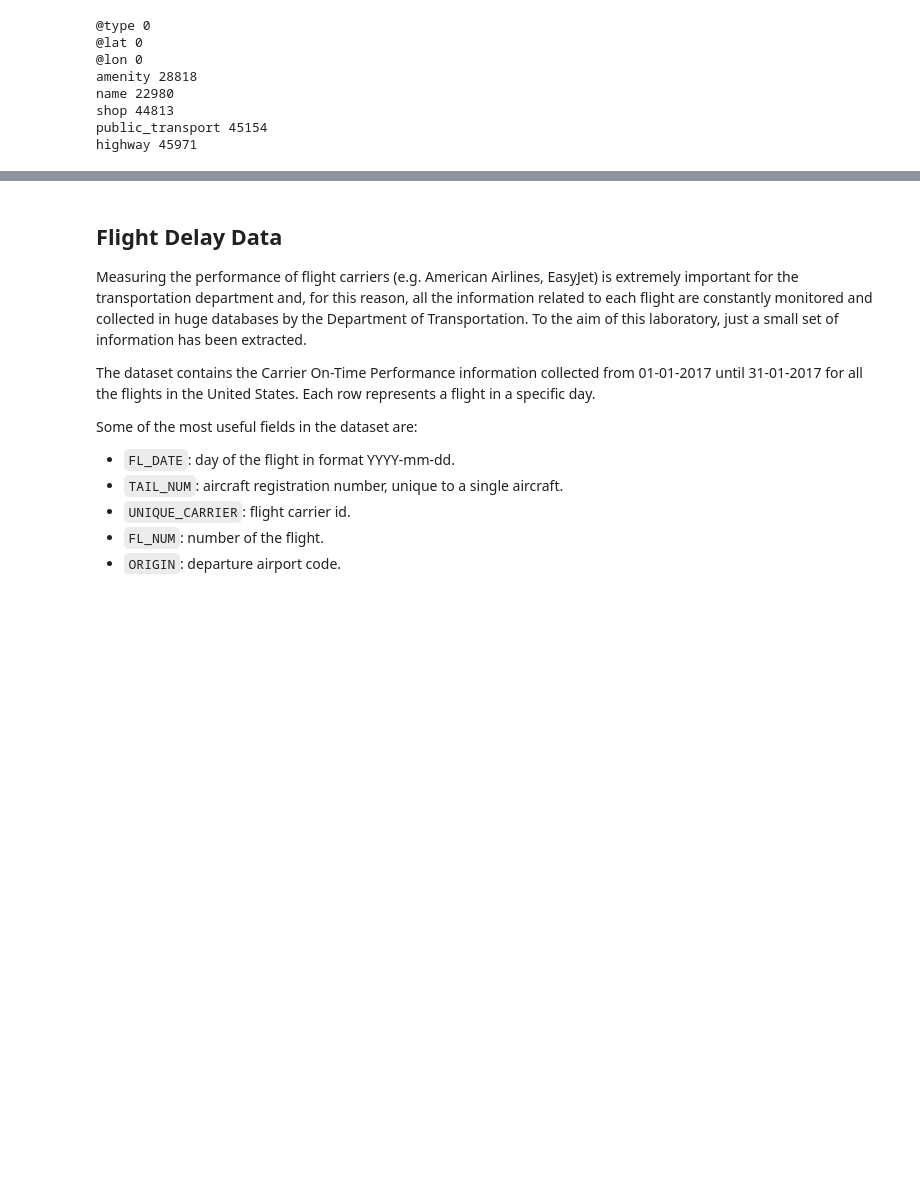
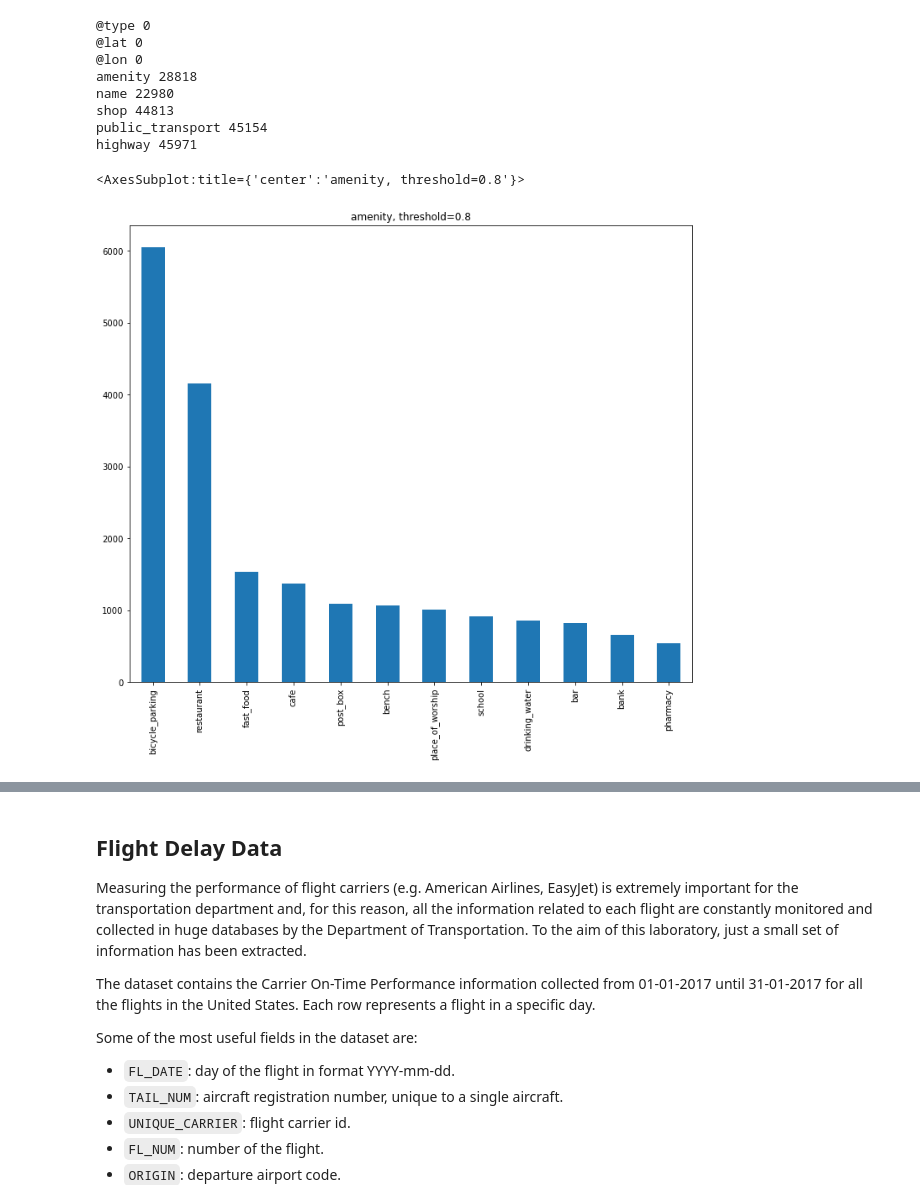
Before and after one commit to notlosca/data-science-lab, a Jupyter notebook: laboratories/lab_05/lab_05.ipynb, the cells around one changed output, grey strips where cells are left out. Drawn from its saved outputs; the diff is of its cells as text; code cells hidden in the pictures; blank space fills up the shorter version.

```diff
--- a/laboratories/lab_05/lab_05.ipynb
+++ b/laboratories/lab_05/lab_05.ipynb
@@ -142,4 +144,10 @@ name 22980
 shop 44813
 public_transport 45154
 highway 45971
+# %%
+df = filtered_df
+column = 'amenity'
+# %% [output]
+<AxesSubplot:title={'center':'amenity, threshold=0.8'}>
+[figure, added]
 # %%
```
Also changed, not shown: parts of 10 cells of this notebook.
